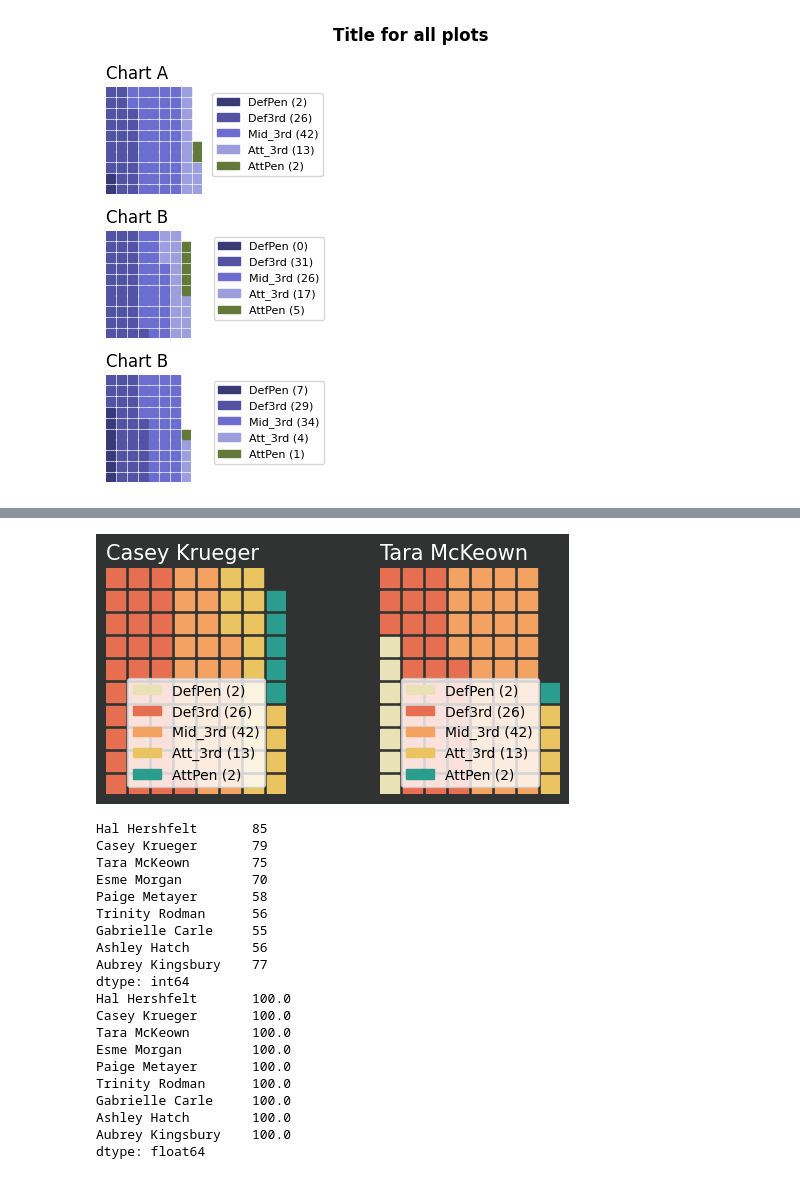
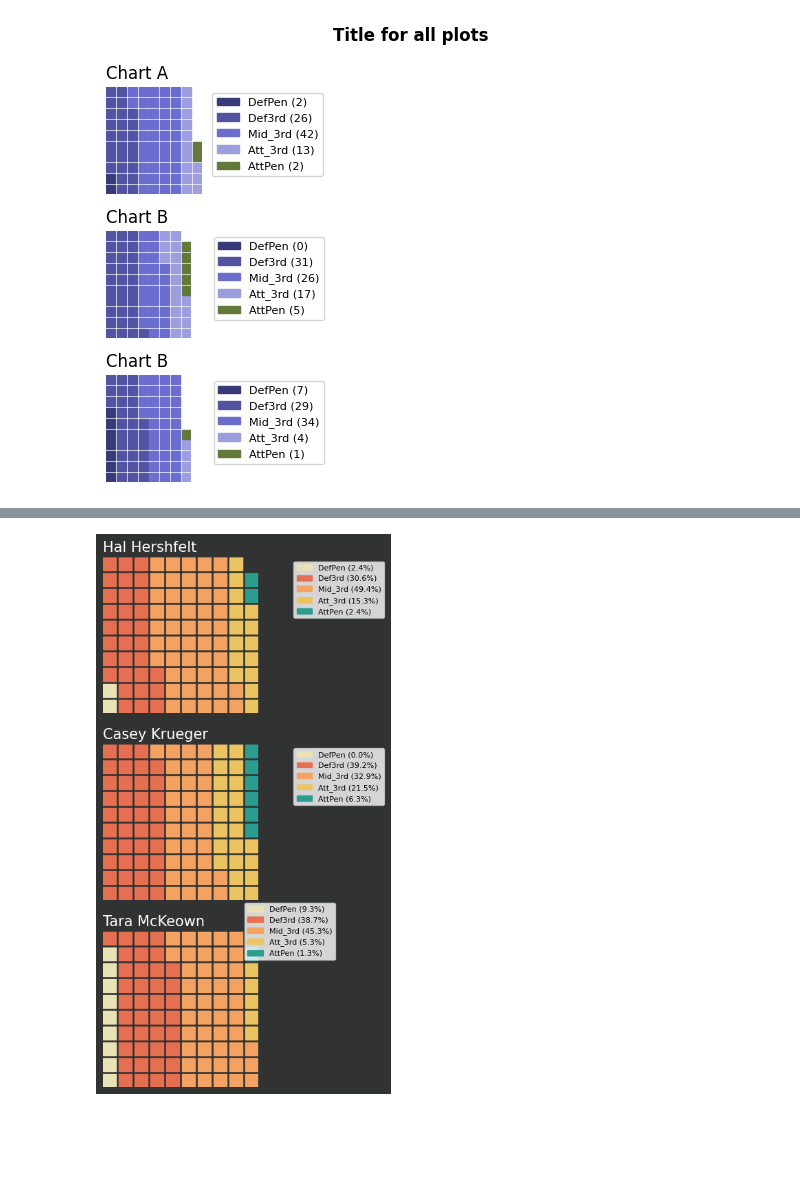
Before and after one commit to axelbol/football-analysis, a Jupyter notebook: possession_fbref.ipynb, the cells around one changed output, grey strips where cells are left out. Saved outputs shown, nothing was run; the diff lists cells and outputs as text; code cells hidden in the pictures; blank space fills up the shorter version.

```diff
--- a/possession_fbref.ipynb
+++ b/possession_fbref.ipynb
@@ -738,61 +710,50 @@ Name: Esme Morgan, dtype: int64
 fig = plt.figure(
     FigureClass=Waffle,
     rows=10,
     figsize=(10, 10),
     tight=False,
     plots={
-        331: {
-            'values': df_possession_clean.iloc[:,1],
-            'labels': [f"{k} ({v})" for k, v in df_possession_clean['Hal Hershfelt'].items()],
+        311: {
+            'values': (df_possession_clean.iloc[:, 0] / df_possession_clean.iloc[:, 0].sum()) * 100,
+            'labels': [f"{name} ({value:.1f}%)" for name, value in zip(df_possession_clean.index, (df_possession_clean.iloc[:, 0] / df_possession_clean.iloc[:, 0].sum()) * 100)],
+            'legend': {'loc': 'upper left', 'bbox_to_anchor': (1.2, 1), 'fontsize': 8},
+            'title': {
+                'label': players_list[0],
+                'color': 'white',
+                'loc': 'left',
+                'fontsize': 15
+            }
+        },
+        312: {
+            'values': (df_possession_clean.iloc[:, 1] / df_possession_clean.iloc[:, 1].sum()) * 100,
+            'labels': [f"{name} ({value:.1f}%)" for name, value in zip(df_possession_clean.index, (df_possession_clean.iloc[:, 1] / df_possession_clean.iloc[:, 1].sum()) * 100)],
+            'legend': {'loc': 'upper left', 'bbox_to_anchor': (1.2, 1), 'fontsize': 8},
             'title': {
                 'label': players_list[1],
                 'color': 'white',
                 'loc': 'left',
                 'fontsize': 15
             }
         },
-        332: {
-            'values': df_possession_clean.iloc[:,2],
-            'labels': [f"{k} ({v})" for k, v in df_possession_clean['Casey Krueger'].items()],
+        313: {
+            'values': (df_possession_clean.iloc[:, 2] / df_possession_clean.iloc[:, 2].sum()) * 100,
+            'labels': [f"{name} ({value:.1f}%)" for name, value in zip(df_possession_clean.index, (df_possession_clean.iloc[:, 2] / df_possession_clean.iloc[:, 2].sum()) * 100)],
+            'legend': {'loc': 'center', 'bbox_to_anchor': (1.2, 1), 'fontsize': 8},
             'title': {
                 'label': players_list[2],
                 'color': 'white',
                 'loc': 'left',
                 'fontsize': 15
             }
         },
         # Repeat for other plots...
     },
     colors=['#eae2b7', '#e76f51', '#f4a261', '#e9c461', '#2a9d8f']
 )
 
 bbox_pad = 1.5
 bboxprops = {'linewidth': 0, 'pad': bbox_pad}
 fig.patch.set_facecolor('#313332')
 plt.show()
 # %% [output]
-[figure, old version]
+[figure, new version]
-# %%
-print(df_possession_clean.iloc[:, :9].sum(axis=0))  # Sums before normalization
-print(top_9_players_normalized.sum(axis=0))        # Sums after normalization
-# %% [output]
-Hal Hershfelt       85
-Casey Krueger       79
-Tara McKeown        75
-Esme Morgan         70
-Paige Metayer       58
-Trinity Rodman      56
-Gabrielle Carle     55
-Ashley Hatch        56
-Aubrey Kingsbury    77
-dtype: int64
-Hal Hershfelt       100.0
-Casey Krueger       100.0
-Tara McKeown        100.0
-Esme Morgan         100.0
-Paige Metayer       100.0
-Trinity Rodman      100.0
-Gabrielle Carle     100.0
-Ashley Hatch        100.0
-Aubrey Kingsbury    100.0
-dtype: float64
```
Also changed, not shown: parts of 13 cells of this notebook.
